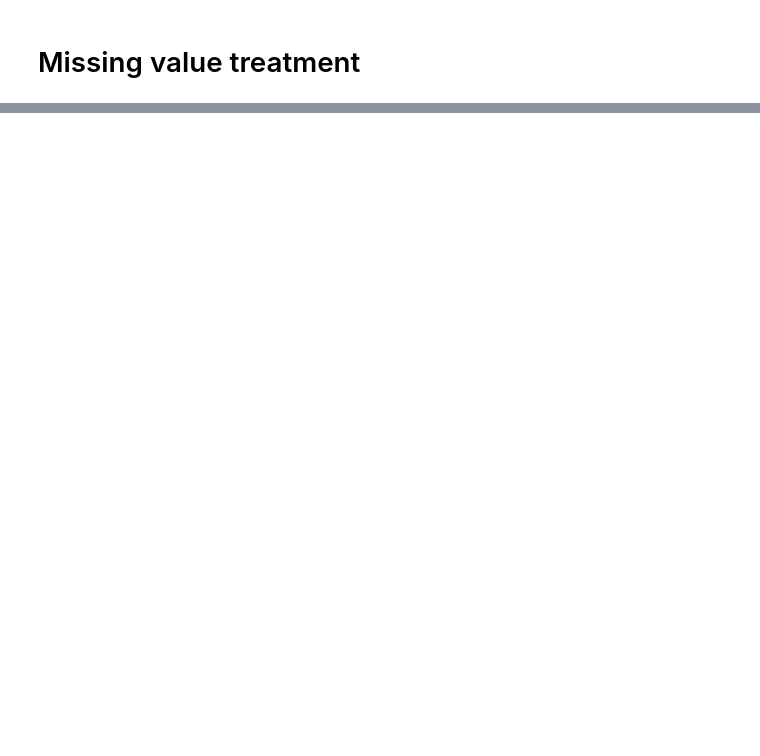
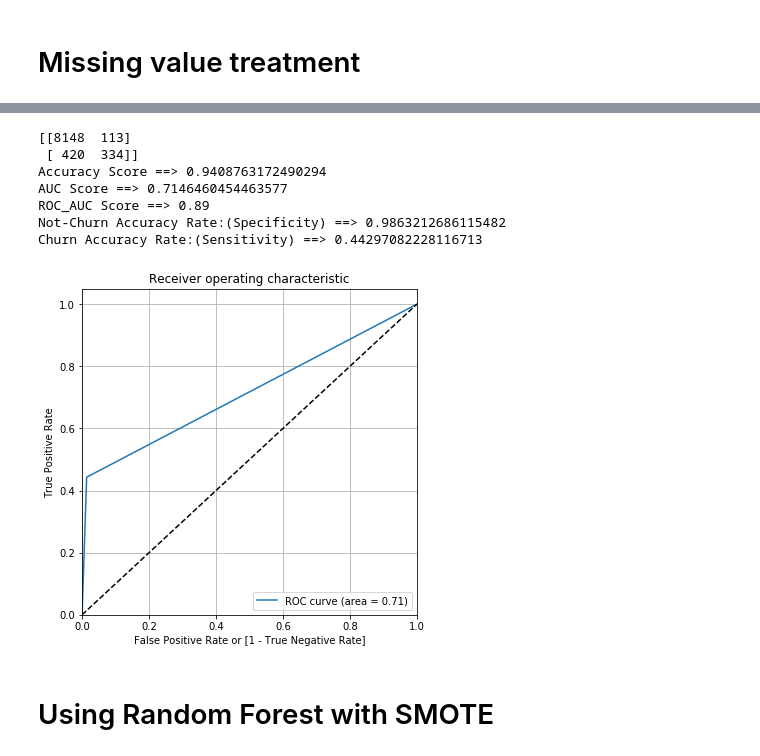
Before and after one commit to Nanditha-G-N/Machine-Learning-Case-Studies, a Jupyter notebook: ChurnCaseStudy/Telecom-Churn-Krishnan.ipynb, the cells around one changed output, grey strips where cells are left out. Drawn from its saved outputs; the diff is of its cells as text; code cells hidden in the pictures; blank space fills up the shorter version.

Commit message:
Update Telecom-Churn-Krishnan.ipynb
Updated code

```diff
--- a/ChurnCaseStudy/Telecom-Churn-Krishnan.ipynb
+++ b/ChurnCaseStudy/Telecom-Churn-Krishnan.ipynb
@@ -326,0 +575,7 @@ print(col_with_null)
+# %%
+#Splitting the data frame into X & y
+
+X = telecom_hv_df.drop(['churn'], axis=1)
+y = telecom_hv_df['churn']
+
+telecom_hv_df.drop('churn', axis=1, inplace=True, errors="ignore")
@@ -326,0 +586,7 @@ print(col_with_null)
+# %%
+#Standardizing the data
+scaler = StandardScaler()
+scaler.fit(X)
+
+#Using a Train : Test Split of 70:30
+X_train, X_test, y_train, y_test = train_test_split(X, y, test_size=0.3, train_size=0.7, random_state=1)
@@ -326,0 +595,6 @@ print(col_with_null)
+# %%
+from sklearn.linear_model import LogisticRegression
+
+lr1 = LogisticRegression(verbose=10,class_weight="balanced")
+lr1.fit(X_train, y_train)
+y_pred_1 = lr1.predict(X_test)
@@ -326,0 +667,4 @@ print(col_with_null)
+# %%
+from sklearn.ensemble import RandomForestClassifier
+rfc = RandomForestClassifier()
+rfc.fit(X_train, y_train)
@@ -326,0 +679,14 @@ print(col_with_null)
+# %%
+y_pred_rfc = rfc.predict(X_test)
+computeModelMetrics(y_test, y_pred_rfc, rfc)
+# %% [output]
+[[8148  113]
+ [ 420  334]]
+Accuracy Score ==> 0.9408763172490294
+AUC Score ==> 0.7146460454463577
+ROC_AUC Score ==> 0.89
+Not-Churn Accuracy Rate:(Specificity) ==> 0.9863212686115482
+Churn Accuracy Rate:(Sensitivity) ==> 0.44297082228116713
+[figure, added]
+# %% [markdown]
+# Using Random Forest with SMOTE
```
Also changed, not shown: parts of 105 cells of this notebook.
